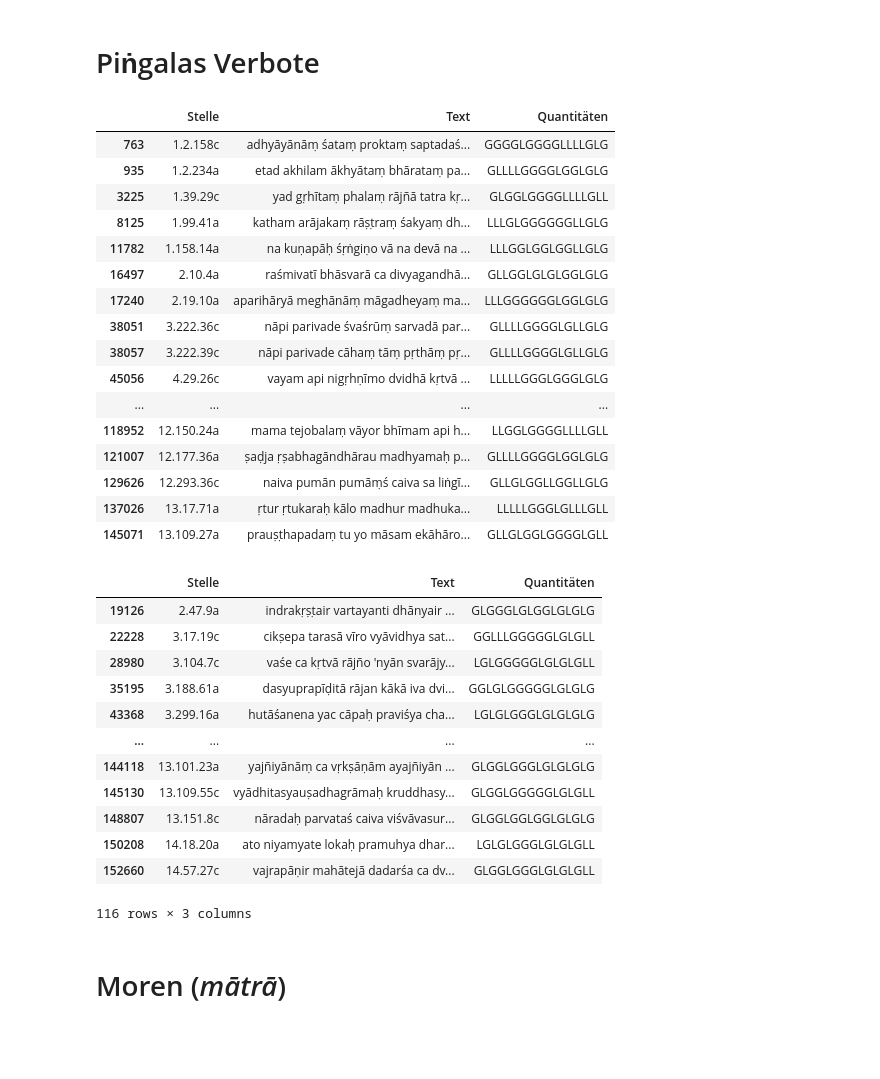
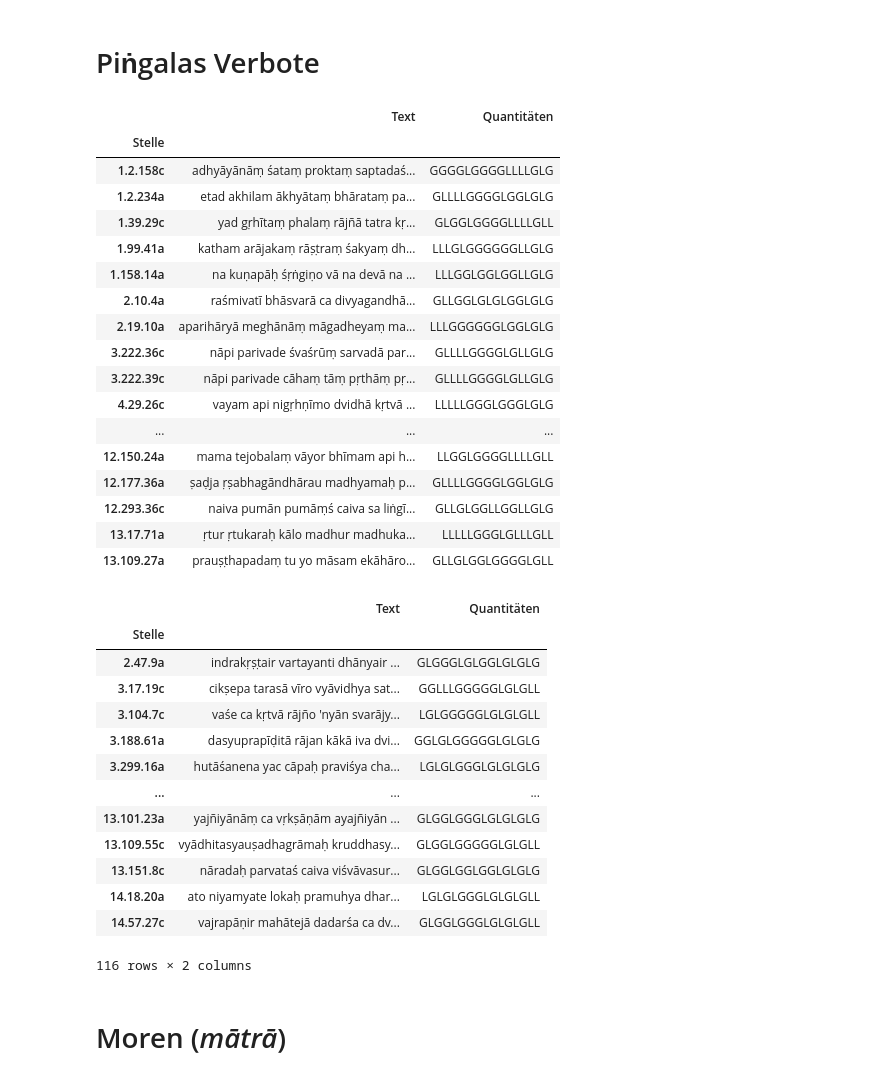
Before and after one commit to kmein/shloka, a Jupyter notebook: shloka-scansion/Shloka.ipynb, the cells around one changed output. Cells and saved outputs as stored; diff of their text form; code cells hidden in the pictures; blank space fills up the shorter version.

```diff
--- a/shloka-scansion/Shloka.ipynb
+++ b/shloka-scansion/Shloka.ipynb
@@ -22,9 +22,9 @@ SIGNIFICANCE = 0.01
 # use χ² (not fisher exact) because of large sample size
 chi2_p = lambda contingency: scipy.stats.chi2_contingency(contingency)[1]
 
-def write_table(df, the_name, caption=""):
+def write_table(df, the_name, caption="", heatmap=False):
     with open(f"table-{the_name}.tex", "w") as f:
-        f.write(df.style.to_latex(hrules=True, sparse_index=False, environment="longtable", position="!hbt", caption=caption, label="tbl:"+the_name))
+        f.write((df.style if not heatmap else df.style.background_gradient(axis="index", cmap=cm)).to_latex(hrules=True, sparse_index=False, environment="longtable", position="!hbt", caption=caption, label="tbl:"+the_name))
 # %%
 df = pd.read_csv("shloka/mahabharata.csv").rename(columns={
     "parvan": "Parvan",
@@ -40,6 +40,7 @@ df = pd.read_csv("shloka/mahabharata.csv").rename(columns={
 df["Quantitäten"] = df["Quantitäten + Wortgrenzen"].apply(lambda x: x.replace(".", ""))
 df["Stelle"] = df.apply(lambda x: "{}.{}.{}{}".format(x["Parvan"], x["Adhyāya"], x["Śloka"], x["Pāda"]), axis=1)
 df["Text"] = df["Text"].apply(lambda x: transliterate(x, sanscript.HK, sanscript.IAST))
+df = df.set_index("Stelle")
 # %%
 shlokas_all = df[(df["Art"] == "Verse") & (~df["Text"].str.contains(";"))]
 shlokas_all["Silbenzahl"] = shlokas_all["Quantitäten"].str.len()
@@ -495,42 +625,48 @@ Name: Quantitäten + Wortgrenzen, Length: 7250, dtype: int64
 # %% [markdown]
 # Piṅgalas Verbote
 # %%
-shlokas[(shlokas.reopening.str[1:3] == "LL") | (shlokas.opening.str[1:3] == "LL")][["Stelle", "Text", "Quantitäten"]]
+short23 = shlokas[(shlokas.reopening.str[1:3] == "LL") | (shlokas.opening.str[1:3] == "LL")][["Text", "Quantitäten"]]
+write_table(short23, "short23", caption="Verse mit Doppelkürze in der Mitte des (re)openings")
+short23
 # %% [output]
-|  | Stelle | Text | Quantitäten |
-| 763 | 1.2.158c | adhyāyānāṃ śataṃ proktaṃ saptadaś... | GGGGLGGGGLLLLGLG |
-| 935 | 1.2.234a | etad akhilam ākhyātaṃ bhārataṃ pa... | GLLLLGGGGLGGLGLG |
-| 3225 | 1.39.29c | yad gṛhītaṃ phalaṃ rājñā tatra kṛ... | GLGGLGGGGLLLLGLL |
-| 8125 | 1.99.41a | katham arājakaṃ rāṣṭraṃ śakyaṃ dh... | LLLGLGGGGGGLLGLG |
-| 11782 | 1.158.14a | na kuṇapāḥ śṛṅgiṇo vā na devā na ... | LLLGGLGGLGGLLGLG |
-| 16497 | 2.10.4a | raśmivatī bhāsvarā ca divyagandhā... | GLLGGLGLGLGGLGLG |
-| 17240 | 2.19.10a | aparihāryā meghānāṃ māgadheyaṃ ma... | LLLGGGGGGLGGLGLG |
-| 38051 | 3.222.36c | nāpi parivade śvaśrūṃ sarvadā par... | GLLLLGGGGLGLLGLG |
-| 38057 | 3.222.39c | nāpi parivade cāhaṃ tāṃ pṛthāṃ pṛ... | GLLLLGGGGLGLLGLG |
-| 45056 | 4.29.26c | vayam api nigṛhṇīmo dvidhā kṛtvā ... | LLLLLGGGLGGGLGLG |
-| ... | ... | ... | ... |
-| 118952 | 12.150.24a | mama tejobalaṃ vāyor bhīmam api h... | LLGGLGGGGLLLLGLL |
-| 121007 | 12.177.36a | ṣaḍja ṛṣabhagāndhārau madhyamaḥ p... | GLLLLGGGGLGGLGLG |
-| 129626 | 12.293.36c | naiva pumān pumāṃś caiva sa liṅgī... | GLLGLGGLLGGLLGLG |
-| 137026 | 13.17.71a | ṛtur ṛtukaraḥ kālo madhur madhuka... | LLLLLGGGLGLLLGLL |
-| 145071 | 13.109.27a | prauṣṭhapadaṃ tu yo māsam ekāhāro... | GLLGLGGLGGGGLGLL |
+|  | Text | Quantitäten |
+| Stelle |  |  |
+| 1.2.158c | adhyāyānāṃ śataṃ proktaṃ saptadaś... | GGGGLGGGGLLLLGLG |
+| 1.2.234a | etad akhilam ākhyātaṃ bhārataṃ pa... | GLLLLGGGGLGGLGLG |
+| 1.39.29c | yad gṛhītaṃ phalaṃ rājñā tatra kṛ... | GLGGLGGGGLLLLGLL |
+| 1.99.41a | katham arājakaṃ rāṣṭraṃ śakyaṃ dh... | LLLGLGGGGGGLLGLG |
+| 1.158.14a | na kuṇapāḥ śṛṅgiṇo vā na devā na ... | LLLGGLGGLGGLLGLG |
+| 2.10.4a | raśmivatī bhāsvarā ca divyagandhā... | GLLGGLGLGLGGLGLG |
+| 2.19.10a | aparihāryā meghānāṃ māgadheyaṃ ma... | LLLGGGGGGLGGLGLG |
+| 3.222.36c | nāpi parivade śvaśrūṃ sarvadā par... | GLLLLGGGGLGLLGLG |
+| 3.222.39c | nāpi parivade cāhaṃ tāṃ pṛthāṃ pṛ... | GLLLLGGGGLGLLGLG |
+| 4.29.26c | vayam api nigṛhṇīmo dvidhā kṛtvā ... | LLLLLGGGLGGGLGLG |
+| ... | ... | ... |
+| 12.150.24a | mama tejobalaṃ vāyor bhīmam api h... | LLGGLGGGGLLLLGLL |
+| 12.177.36a | ṣaḍja ṛṣabhagāndhārau madhyamaḥ p... | GLLLLGGGGLGGLGLG |
+| 12.293.36c | naiva pumān pumāṃś caiva sa liṅgī... | GLLGLGGLLGGLLGLG |
+| 13.17.71a | ṛtur ṛtukaraḥ kālo madhur madhuka... | LLLLLGGGLGLLLGLL |
+| 13.109.27a | prauṣṭhapadaṃ tu yo māsam ekāhāro... | GLLGLGGLGGGGLGLL |
 # %%
-shlokas[(shlokas.reopening.str[1:4] == "GLG")][["Stelle", "Text", "Quantitäten"]]
+reopening_glg = shlokas[(shlokas.reopening.str[1:4] == "GLG")][["Text", "Quantitäten"]]
+write_table(reopening_glg, "reopening_glg", caption="Verse mit der Sequenz GLG vor der Kadenz")
+reopening_glg
 # Interessant auch die Verteilung auf die Parvans: ["parva"].value_counts()
 # %% [output]
-|  | Stelle | Text | Quantitäten |
-| 19126 | 2.47.9a | indrakṛṣṭair vartayanti dhānyair ... | GLGGGLGLGGLGLGLG |
-| 22228 | 3.17.19c | cikṣepa tarasā vīro vyāvidhya sat... | GGLLLGGGGGLGLGLL |
-| 28980 | 3.104.7c | vaśe ca kṛtvā rājño 'nyān svarājy... | LGLGGGGGLGLGLGLL |
-| 35195 | 3.188.61a | dasyuprapīḍitā rājan kākā iva dvi... | GGLGLGGGGGLGLGLG |
-| 43368 | 3.299.16a | hutāśanena yac cāpaḥ praviśya cha... | LGLGLGGGLGLGLGLG |
-| ... | ... | ... | ... |
-| 144118 | 13.101.23a | yajñiyānāṃ ca vṛkṣāṇām ayajñiyān ... | GLGGLGGGLGLGLGLG |
-| 145130 | 13.109.55c | vyādhitasyauṣadhagrāmaḥ kruddhasy... | GLGGLGGGGGLGLGLL |
-| 148807 | 13.151.8c | nāradaḥ parvataś caiva viśvāvasur... | GLGGLGGLGGLGLGLG |
-| 150208 | 14.18.20a | ato niyamyate lokaḥ pramuhya dhar... | LGLGLGGGLGLGLGLL |
-| 152660 | 14.57.27c | vajrapāṇir mahātejā dadarśa ca dv... | GLGGLGGGLGLGLGLL |
+|  | Text | Quantitäten |
+| Stelle |  |  |
+| 2.47.9a | indrakṛṣṭair vartayanti dhānyair ... | GLGGGLGLGGLGLGLG |
+| 3.17.19c | cikṣepa tarasā vīro vyāvidhya sat... | GGLLLGGGGGLGLGLL |
+| 3.104.7c | vaśe ca kṛtvā rājño 'nyān svarājy... | LGLGGGGGLGLGLGLL |
+| 3.188.61a | dasyuprapīḍitā rājan kākā iva dvi... | GGLGLGGGGGLGLGLG |
+| 3.299.16a | hutāśanena yac cāpaḥ praviśya cha... | LGLGLGGGLGLGLGLG |
+| ... | ... | ... |
+| 13.101.23a | yajñiyānāṃ ca vṛkṣāṇām ayajñiyān ... | GLGGLGGGLGLGLGLG |
+| 13.109.55c | vyādhitasyauṣadhagrāmaḥ kruddhasy... | GLGGLGGGGGLGLGLL |
+| 13.151.8c | nāradaḥ parvataś caiva viśvāvasur... | GLGGLGGLGGLGLGLG |
+| 14.18.20a | ato niyamyate lokaḥ pramuhya dhar... | LGLGLGGGLGLGLGLL |
+| 14.57.27c | vajrapāṇir mahātejā dadarśa ca dv... | GLGGLGGGLGLGLGLL |
-116 rows × 3 columns
+116 rows × 2 columns
 # %% [markdown]
 # Moren (_mātrā_)
 # %%
```
Also changed, not shown: parts of 32 cells of this notebook.
